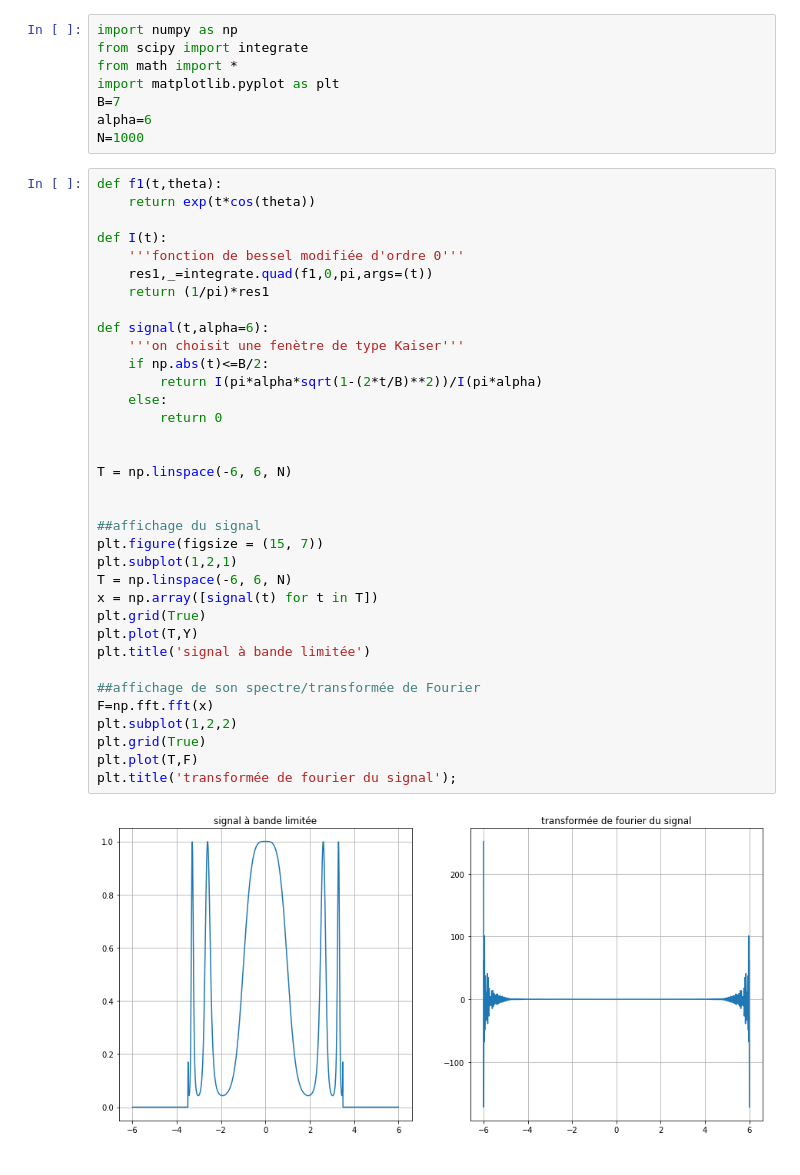
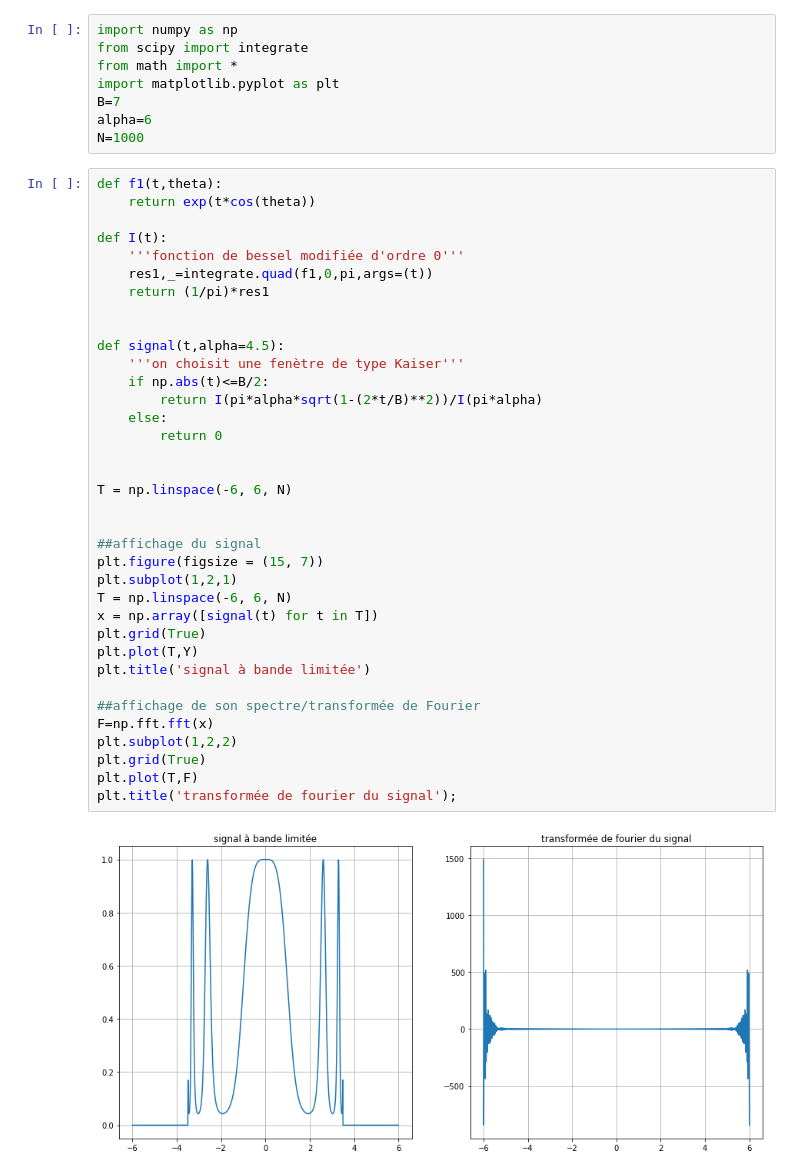
Before and after one commit to jlouard/Projet-Traitement-du-Signal, a Jupyter notebook: projet.ipynb, the cells around one changed output. Cells and saved outputs as stored; diff of their text form.

```diff
--- a/projet.ipynb
+++ b/projet.ipynb
@@ -27,32 +27,33 @@ def I(t):
     '''fonction de bessel modifiée d'ordre 0'''
     res1,_=integrate.quad(f1,0,pi,args=(t))
     return (1/pi)*res1
 
-def signal(t,alpha=6):
+
+def signal(t,alpha=4.5):
     '''on choisit une fenètre de type Kaiser'''
     if np.abs(t)<=B/2:
         return I(pi*alpha*sqrt(1-(2*t/B)**2))/I(pi*alpha)
     else:
         return 0
 
 
 T = np.linspace(-6, 6, N)
 
 
 ##affichage du signal
 plt.figure(figsize = (15, 7))
 plt.subplot(1,2,1)
 T = np.linspace(-6, 6, N)
 x = np.array([signal(t) for t in T])
 plt.grid(True)
 plt.plot(T,Y)
 plt.title('signal à bande limitée')
 
 ##affichage de son spectre/transformée de Fourier
 F=np.fft.fft(x)
 plt.subplot(1,2,2)
 plt.grid(True)
 plt.plot(T,F)
 plt.title('transformée de fourier du signal');
 # %% [output]
-[figure, old version]
+[figure, new version]
```
